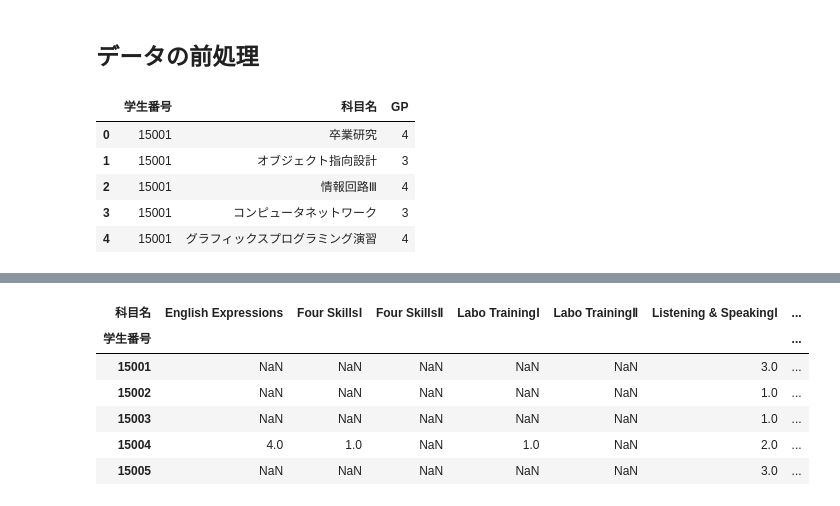
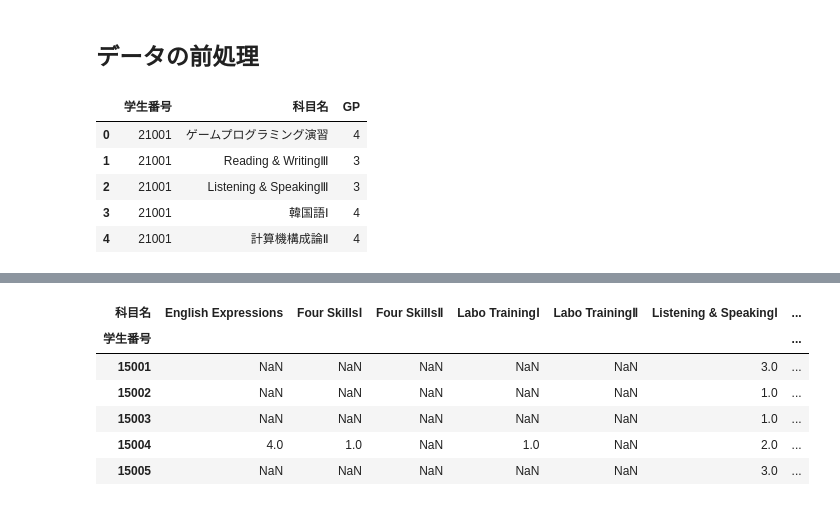
Before and after one commit to ltpdo/GradeData-MachineLearing, a Jupyter notebook: 成績データの仕分け.ipynb, the cells around one changed output, grey strips where cells are left out. Drawn from its saved outputs; the diff is of its cells as text; code cells hidden in the pictures.

```diff
--- a/成績データの仕分け.ipynb
+++ b/成績データの仕分け.ipynb
@@ -53,7 +60,9 @@ Drive already mounted at /content/drive; to attempt to forcibly remount, call dr
 # %%
 # 履修成績データの読み込み
-subject_2015 = pd.read_excel("履修成績データ2015.xlsx", dtype = {"GP" : int})
+subject_2015 = pd.read_excel("履修成績データ2015.xlsx")
 subject_2016 = pd.read_excel("履修成績データ2016.xlsx")
+subject_2021 = pd.read_excel("履修成績データ2021.xlsx")
+subject_2022 = pd.read_excel("履修成績データ2022.xlsx")
 
 subject_2015.head()
 # %% [output]
@@ -70,16 +79,18 @@ subject_2015.head()
 # %%
 # 列を削除
 subject_2015 = subject_2015.drop(["年度", "学期", "単位数", "成績"], axis = 1)
 subject_2016 = subject_2016.drop(["年度", "学期", "単位数", "成績"], axis = 1)
+subject_2021 = subject_2021.drop(["年度", "学期", "単位数", "成績"], axis = 1)
+subject_2022 = subject_2022.drop(["年度", "学期", "単位数", "成績"], axis = 1)
 
-subject_2015.head()
+subject_2021.head()
 # %% [output]
 |  | 学生番号 | 科目名 | GP |
-| 0 | 15001 | 卒業研究 | 4 |
-| 1 | 15001 | オブジェクト指向設計 | 3 |
-| 2 | 15001 | 情報回路Ⅲ | 4 |
-| 3 | 15001 | コンピュータネットワーク | 3 |
-| 4 | 15001 | グラフィックスプログラミング演習 | 4 |
+| 0 | 21001 | ゲームプログラミング演習 | 4 |
+| 1 | 21001 | Reading & WritingⅢ | 3 |
+| 2 | 21001 | Listening & SpeakingⅢ | 3 |
+| 3 | 21001 | 韓国語Ⅰ | 4 |
+| 4 | 21001 | 計算機構成論Ⅱ | 4 |
 # %%
 # 欠損値の確認
 print(subject_2015.isna().sum())
```
Also changed, not shown: parts of 66 cells of this notebook.
